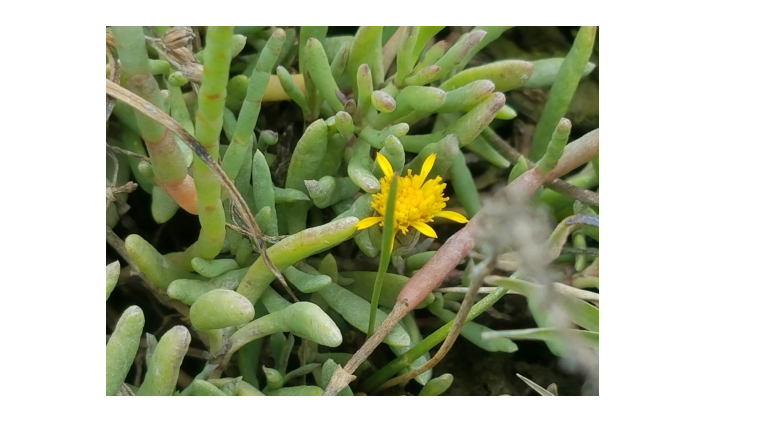
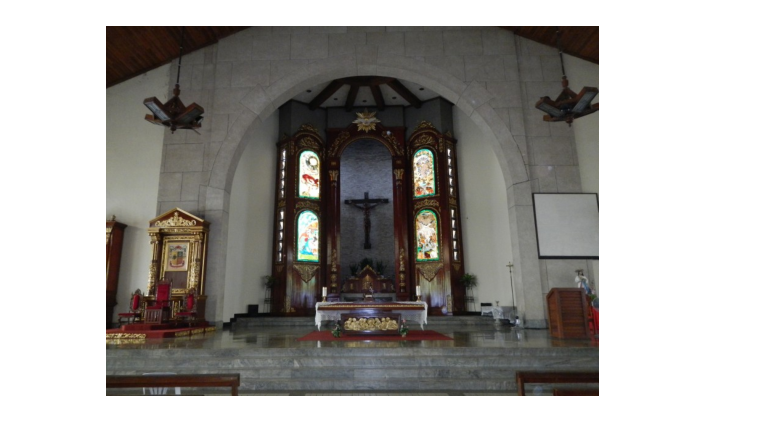
Before and after one commit to DoDoanHoangDu/MMNodeRAG, a Jupyter notebook: demo_embedding.ipynb, the cells around one changed output. Drawn from its saved outputs; the diff is of its cells as text; code cells hidden in the pictures.

```diff
--- a/demo_embedding.ipynb
+++ b/demo_embedding.ipynb
@@ -40,16 +38,16 @@ To support symlinks on Windows, you either need to activate Developer Mode or to
 # %%
 def format_query(q = None, img = None):
     return [{"text": q, "image": img, "instruction": "Retrieve images or text relevant to the user's query.",}]
-query = "What is the closest parent taxonomy of this plant?"
-img = "InfoSeek/oven_images_sampled/oven_00574081.jpg"
+query = "What is the architectural style of this building?"
+img = "InfoSeek/oven_images_sampled/oven_05012596.jpg"
 query_embedding = model.process(format_query(query,img)).to(torch.float32).cpu().numpy()
 
 img = Image.open(img)
 plt.imshow(img)
 plt.axis("off")
 plt.show()
 # %% [output]
-[figure, old version]
+[figure, new version]
 # %%
 k = 32
 D, I = index.search(query_embedding, k)
```
Also changed, not shown: parts of 2 cells of this notebook, 9 other files.
